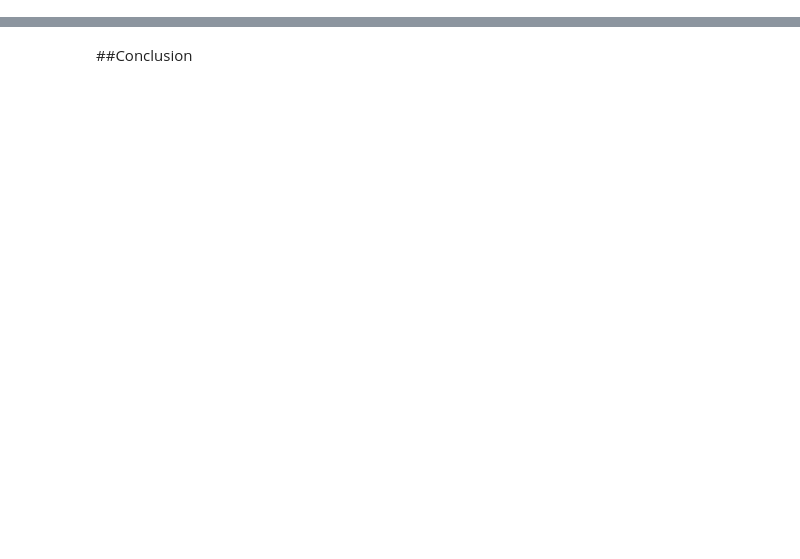
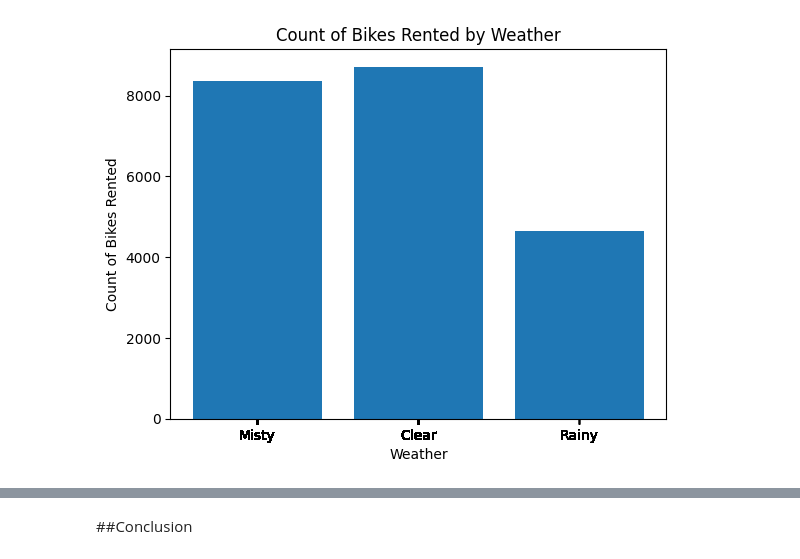
Before and after one commit to zynmut/analisis_data, a Jupyter notebook: Analisis_Data_Bike_Sharing.ipynb, the cells around one changed output, grey strips where cells are left out. Saved outputs shown, nothing was run; the diff lists cells and outputs as text; code cells hidden in the pictures; blank space fills up the shorter version.

```diff
--- a/Analisis_Data_Bike_Sharing.ipynb
+++ b/Analisis_Data_Bike_Sharing.ipynb
@@ -421,0 +241,5 @@ Sebaran tersebut menunjukkan jumlah rental sepeda mengalami peningkatan paling b
+# %%
+season_mapping = {1: 'Clear', 2: 'Misty', 3: 'Rainy', 4:'Heavy Rain'}
+day_df['weathersit'] = day_df['weathersit'].map(season_mapping)
+
+day_df.groupby('weathersit').instant.nunique().sort_values(ascending=False)
@@ -421,0 +274,5 @@ Sebaran tersebut menunjukkan jumlah rental sepeda mengalami peningkatan paling b
+# %%
+season_name = {1:'Spring', 2:'Summer', 3:'Fall', 4:'Winter'}
+day_df['season'] = day_df['season'].map(season_name)
+
+day_df.groupby('season').instant.count()
@@ -421,0 +317,5 @@ Sebaran tersebut menunjukkan jumlah rental sepeda mengalami peningkatan paling b
+# %%
+workingday_mapping = {1:'Holliday', 0:'Workingday'}
+day_df['workingday'] = day_df['workingday'].map(workingday_mapping)
+
+day_df.groupby('workingday').cnt.sum()
@@ -421,0 +376,9 @@ Sebaran tersebut menunjukkan jumlah rental sepeda mengalami peningkatan paling b
+# %%
+day_df.rename(columns ={
+    'yr' : 'Year',
+    'dteday' : 'Date Time',
+}, inplace=True)
+
+day_df.groupby(by = ['Year']).agg({
+    'cnt' : 'sum'
+})
@@ -421,0 +400,10 @@ Sebaran tersebut menunjukkan jumlah rental sepeda mengalami peningkatan paling b
+# %%
+plt.bar(day_df['weathersit'], day_df['cnt'])
+plt.xlabel('Weather')
+plt.ylabel('Count of Bikes Rented')
+plt.xticks(day_df['weathersit'])
+
+plt.title('Count of Bikes Rented by Weather')
+plt.show()
+# %% [output]
+[figure, added]
```
Also changed, not shown: parts of 111 cells of this notebook.
